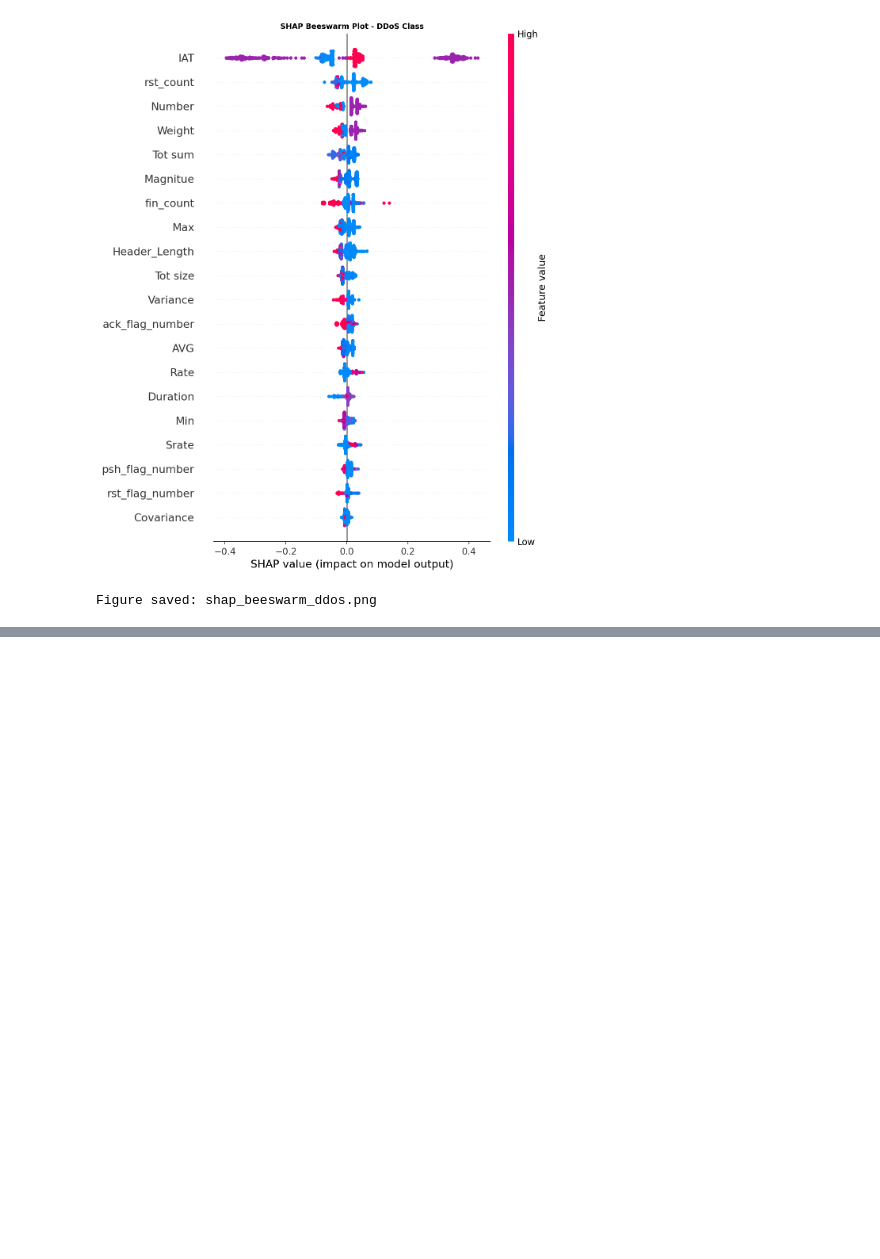
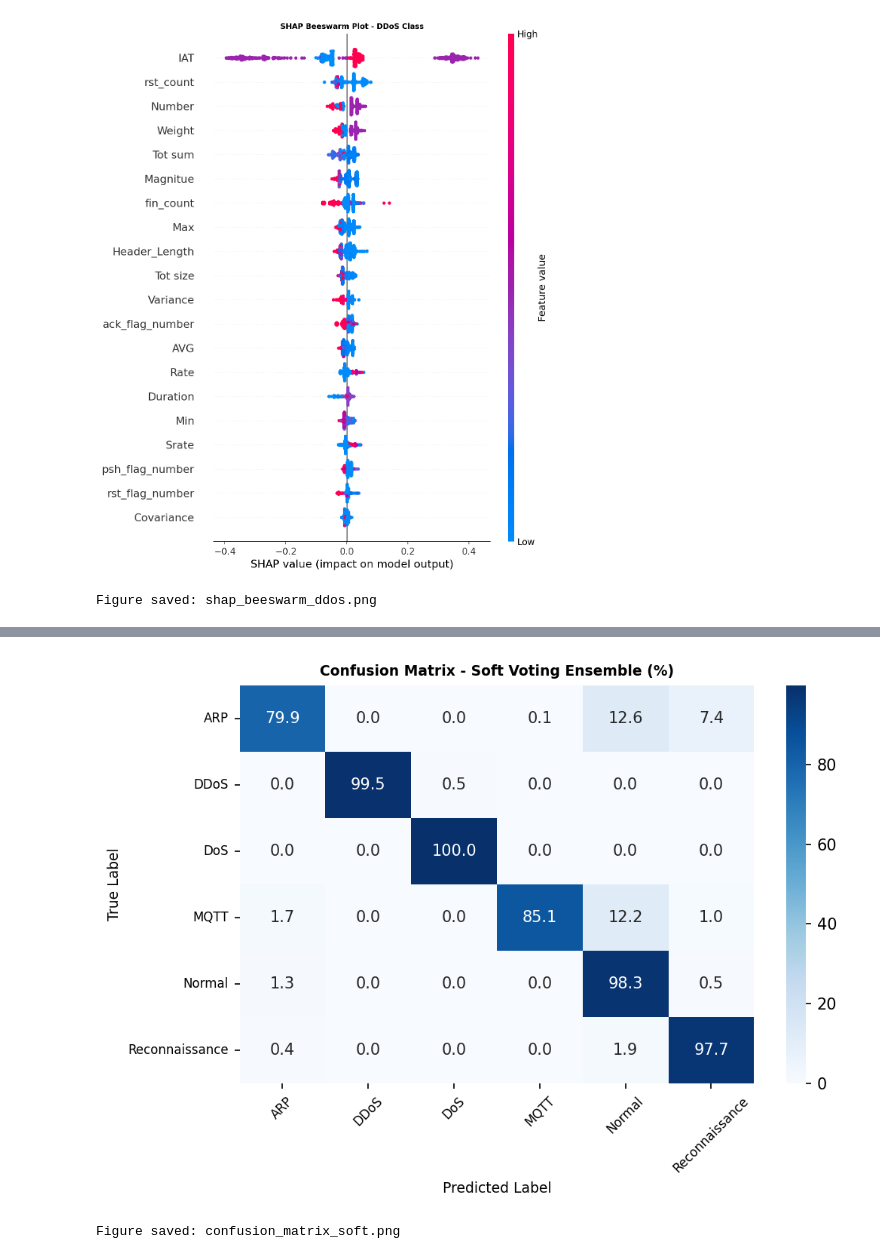
Before and after one commit to rahidparvez/iomt-attack-detection, a Jupyter notebook: IoMT_Attack_Detection_Paper.ipynb, the cells around one changed output, grey strips where cells are left out. Cells and saved outputs as stored; diff of their text form; code cells hidden in the pictures; blank space fills up the shorter version.

```diff
--- a/IoMT_Attack_Detection_Paper.ipynb
+++ b/IoMT_Attack_Detection_Paper.ipynb
@@ -968,0 +1066,33 @@ Figure saved: shap_beeswarm_ddos.png
+# %%
+# =================================================================
+# Cell 19: Soft Voting Confusion Matrix
+# =================================================================
+
+import numpy as np
+from sklearn.metrics import confusion_matrix
+import seaborn as sns
+
+cm = confusion_matrix(y_test_full, y_pred_soft)
+cm_percent = cm.astype('float') / cm.sum(axis=1)[:, np.newaxis] * 100
+
+plt.figure(figsize=(7.16, 5))
+sns.heatmap(cm_percent,
+            annot=True,
+            fmt='.1f',
+            cmap='Blues',
+            xticklabels=le_full.classes_,
+            yticklabels=le_full.classes_)
+plt.title('Confusion Matrix - Soft Voting Ensemble (%)',
+          fontsize=9, fontweight='bold')
+plt.ylabel('True Label', fontsize=9)
+plt.xlabel('Predicted Label', fontsize=9)
+plt.xticks(fontsize=8, rotation=45)
+plt.yticks(fontsize=8, rotation=0)
+plt.tight_layout()
+plt.savefig(os.path.join(save_path, 'confusion_matrix_soft.png'),
+            dpi=300, bbox_inches='tight')
+plt.show()
+print("Figure saved: confusion_matrix_soft.png")
+# %% [output]
+[figure, added]
+Figure saved: confusion_matrix_soft.png
```
Also changed, not shown: parts of 3 cells of this notebook, 2 other files.
